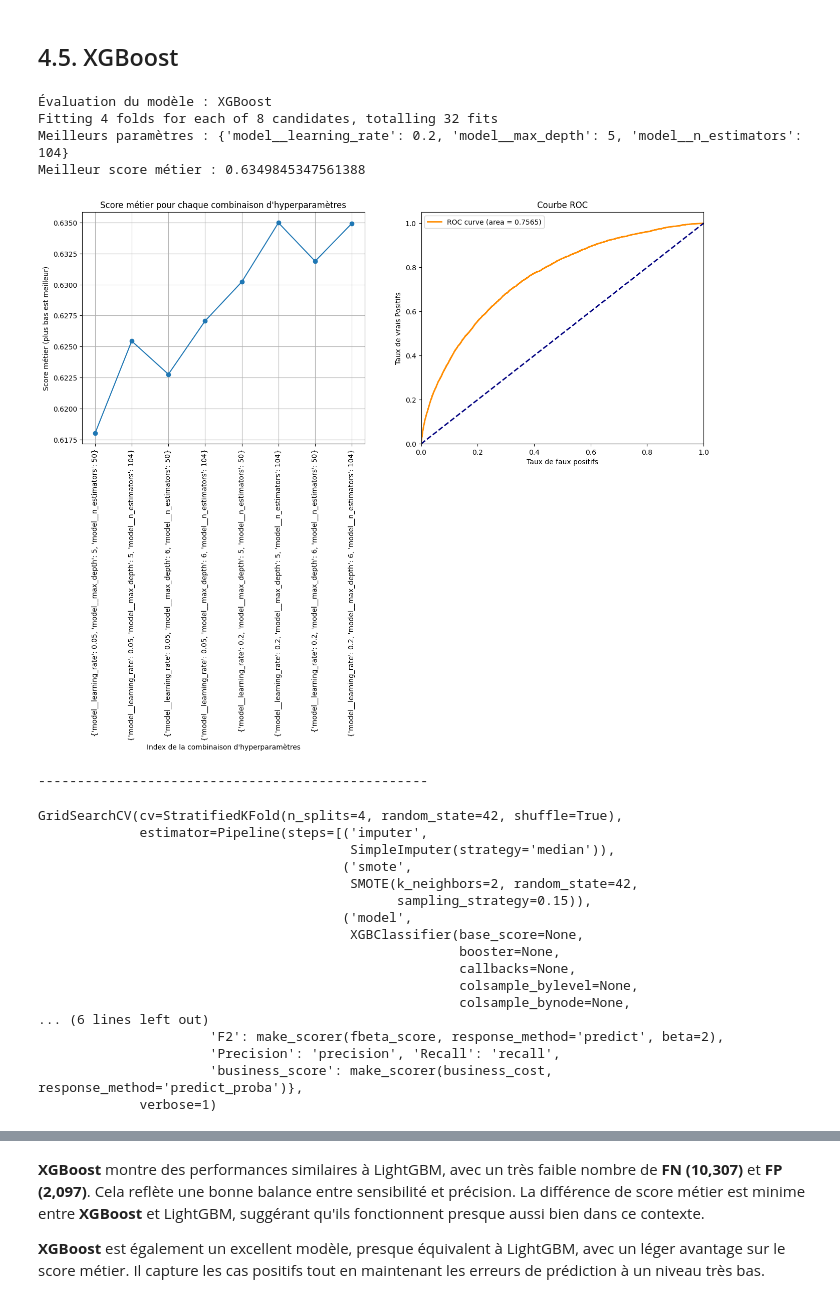
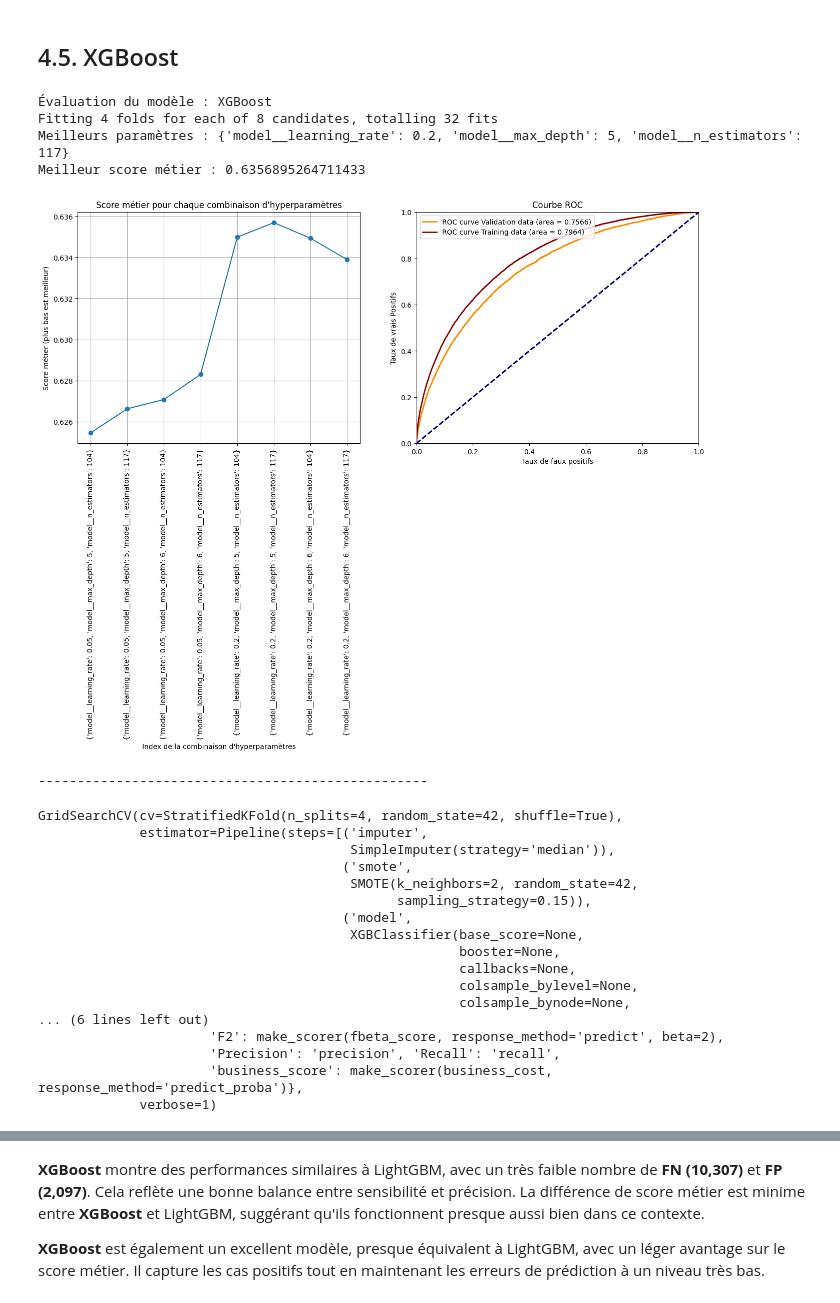
Before and after one commit to amadousysada/scoring-model, a Jupyter notebook: 03_modelisation.ipynb, the cells around one changed output, grey strips where cells are left out. Saved outputs shown, nothing was run; the diff lists cells and outputs as text; code cells hidden in the pictures.

```diff
--- a/03_modelisation.ipynb
+++ b/03_modelisation.ipynb
@@ -218,7 +218,7 @@ def business_cost(y_true, y_pred_proba, threshold_return=False):
     float : Le score métier normalisé (entre 0 et 1).
     """
 
-    thresholds = np.arange(0.2, 0.5, 0.01)  # Seuils de 0.1 à 0.8 avec un pas de 0.01
+    thresholds = np.arange(0.2, 1, 0.01)  # Seuils de 0.1 à 1 avec un pas de 0.01
 
     # Calcul de la prévalence des classes
     prevalence_positive = np.sum(y_true == 1) / len(y_true)  # Prévalence de la classe positive (défauts)
@@ -468,7 +468,7 @@ def evaluate_model(model_name, X_train, y_train, X_valid, y_valid, force=True):
   y_train_prob = grid_search.predict_proba(X_train)[:, 1]
   train_fpr, train_tpr, _ = roc_curve(y_train, y_train_prob)
   auc_score = roc_auc_score(y_train, y_train_prob)
-  show_roc_curve(fpr, tpr, auc_score, ax1, color='darkred', title='Training data')
+  show_roc_curve(train_fpr, train_tpr, auc_score, ax1, color='darkred', title='Training data')
 
   plt.show()
 
@@ -480,7 +480,7 @@ def show_roc_curve(fpr, tpr, auc_score, ax, color='darkorange', title=''):
   ax.plot(fpr, tpr, color=color, lw=2, label=f"ROC curve {title} (area = {auc_score:.4f})")
   ax.plot([0, 1], [0, 1], color='navy', lw=2, linestyle='--')
   ax.set_xlim([0.0, 1.0])
-  ax.set_ylim([0.0, 1.05])
+  ax.set_ylim([0.0, 1.0])
   ax.set_xlabel('Taux de faux positifs')
   ax.set_ylabel('Taux de vrais Positifs')
   ax.set_title('Courbe ROC')
@@ -509,8 +509,8 @@ def visualize_confusion_matrix(model, X_valid, y_valid, scaler=None, classes=['n
   plt.show()
 
 def show_calibration_curve(models, X_valid, y_valid):
-  fig = plt.figure(figsize=(10, 10))
-  gs = GridSpec(5, 2)
+  fig = plt.figure(figsize=(16, 10))
+  gs = GridSpec(7, 3)
   colors = plt.get_cmap("Dark2")
 
   ax_calibration_curve = fig.add_subplot(gs[:2, :2])
@@ -533,6 +533,21 @@ def show_calibration_curve(models, X_valid, y_valid):
   ax_calibration_curve.grid()
   ax_calibration_curve.set_title("Calibration plots")
 
+  # histogram
+  grid_positions = [(3, 0), (3, 1), (3, 2), (5, 0), (5, 1)]
+  for i, (name, _) in enumerate(models.items()):
+    row, col = grid_positions[i]
+    ax = fig.add_subplot(gs[row, col])
+
+    ax.hist(
+        calibration_displays[name].y_prob,
+        range=(0, 1),
+        bins=10,
+        label=name,
+        color=colors(i),
+    )
+    ax.set(title=name, xlabel="Mean predicted probability", ylabel="Count")
+
   plt.show()
 # %% [markdown]
 ## 4.2. RandomForest
@@ -672,13 +688,13 @@ LightGBM est clairement plus performant que le RandomForest et  la Logistic Regr
 # %% [markdown]
 ## 4.5. XGBoost
 # %%
-evaluate_model(model_name='XGBoost', X_train=X_Xtrain, y_train=y_train, X_valid=X_valid, y_valid=y_valid, force=True)
+evaluate_model(model_name='XGBoost', X_train=X_Xtrain, y_train=y_train, X_valid=X_valid, y_valid=y_valid, force=False)
 # %% [output]
 Évaluation du modèle : XGBoost
 Fitting 4 folds for each of 8 candidates, totalling 32 fits
-Meilleurs paramètres : {'model__learning_rate': 0.2, 'model__max_depth': 5, 'model__n_estimators': 104}
-Meilleur score métier : 0.6349845347561388
+Meilleurs paramètres : {'model__learning_rate': 0.2, 'model__max_depth': 5, 'model__n_estimators': 117}
+Meilleur score métier : 0.6356895264711433
-[figure, old version]
+[figure, new version]
 --------------------------------------------------
 GridSearchCV(cv=StratifiedKFold(n_splits=4, random_state=42, shuffle=True),
              estimator=Pipeline(steps=[('imputer',
```
Also changed, not shown: parts of 8 cells of this notebook.
